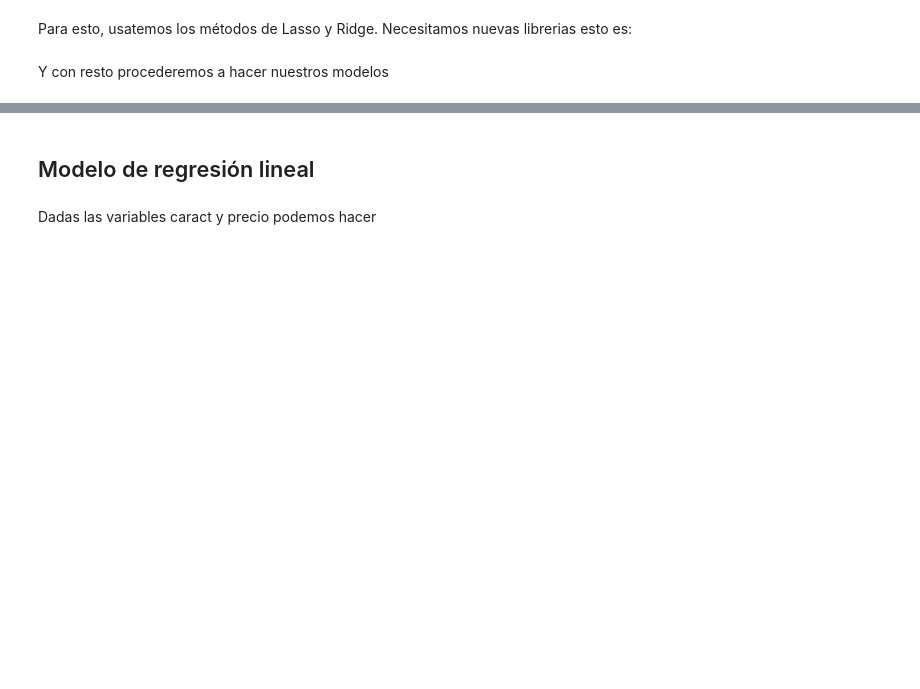
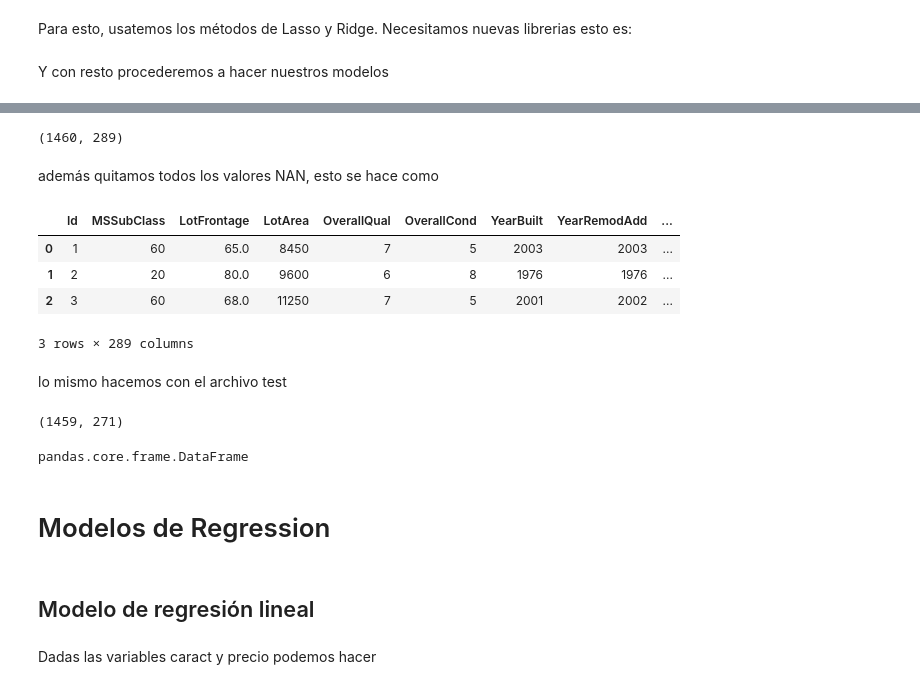
Before and after one commit to 8kta/MLHMW1, a Jupyter notebook: cuaderno.ipynb, the cells around one changed output, grey strips where cells are left out. Cells and saved outputs as stored; diff of their text form; code cells hidden in the pictures; blank space fills up the shorter version.

Commit message:
uso correcto del dummies

```diff
--- a/cuaderno.ipynb
+++ b/cuaderno.ipynb
@@ -130,3 +153,33 @@ Y con resto procederemos a hacer nuestros modelos
+# %%
+caract_trainbueno = pd.get_dummies(caract_train)
+caract_trainbueno.shape
+# %% [output]
+(1460, 289)
+# %% [markdown]
+además quitamos todos los valores NAN, esto se hace como
+# %%
+caract_trainbueno1 = caract_trainbueno.fillna(0)
+caract_trainbueno1.head(3)
+# %% [output]
+|  | Id | MSSubClass | LotFrontage | LotArea | OverallQual | OverallCond | YearBuilt | YearRemodAdd | ... |
+| 0 | 1 | 60 | 65.0 | 8450 | 7 | 5 | 2003 | 2003 | ... |
+| 1 | 2 | 20 | 80.0 | 9600 | 6 | 8 | 1976 | 1976 | ... |
+| 2 | 3 | 60 | 68.0 | 11250 | 7 | 5 | 2001 | 2002 | ... |
+3 rows × 289 columns
+# %% [markdown]
+lo mismo hacemos con el archivo test
+# %%
+testbueno = pd.get_dummies(test,dtype=float)
+testbueno.shape
+# %% [output]
+(1459, 271)
+# %%
+testbueno1 = testbueno.fillna(0)
+type(testbueno1)
+# %% [output]
+pandas.core.frame.DataFrame
+# %% [markdown]
+# Modelos de Regression
 # %% [markdown]
 ## Modelo de regresión lineal
 # %% [markdown]
```
Also changed, not shown: parts of 9 cells of this notebook.
